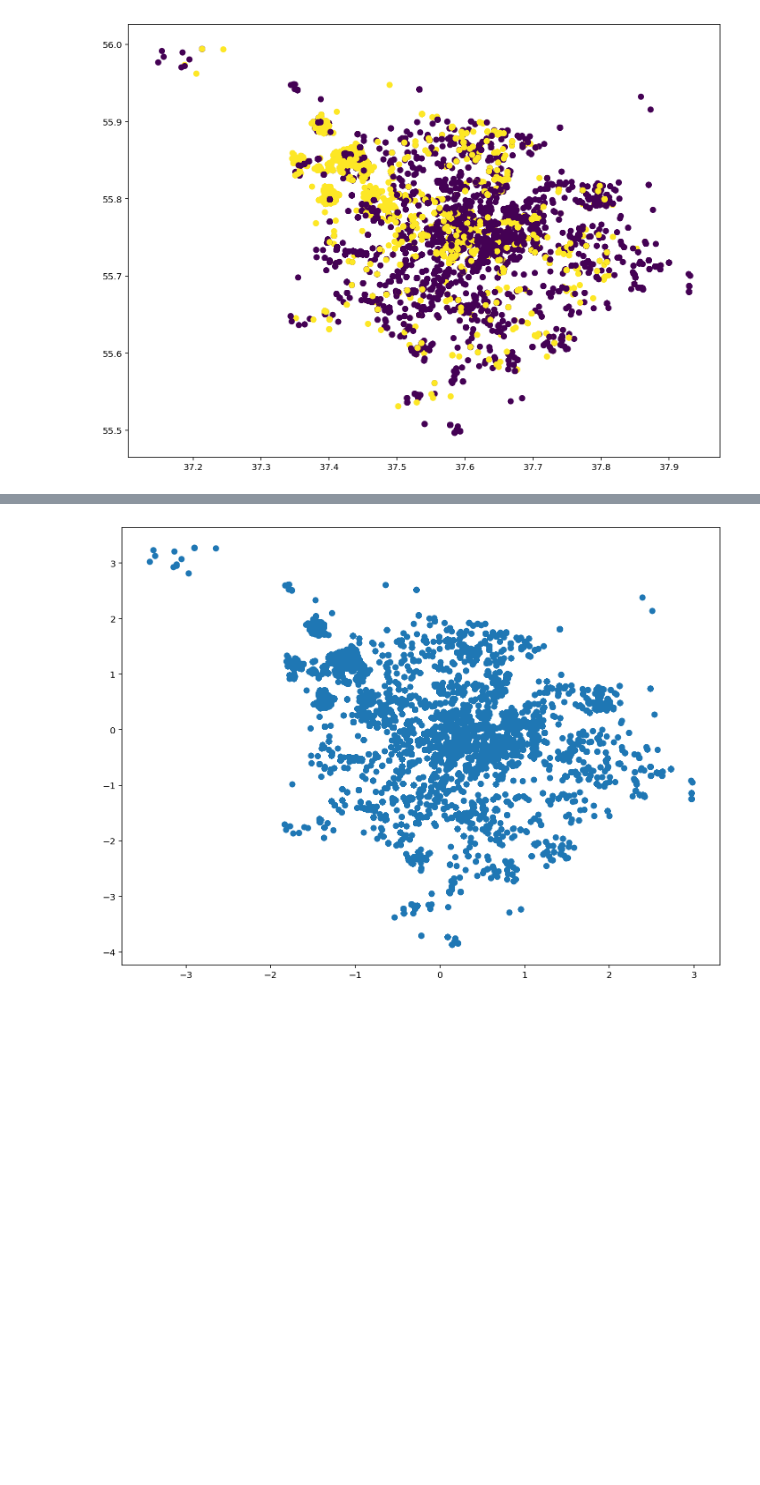
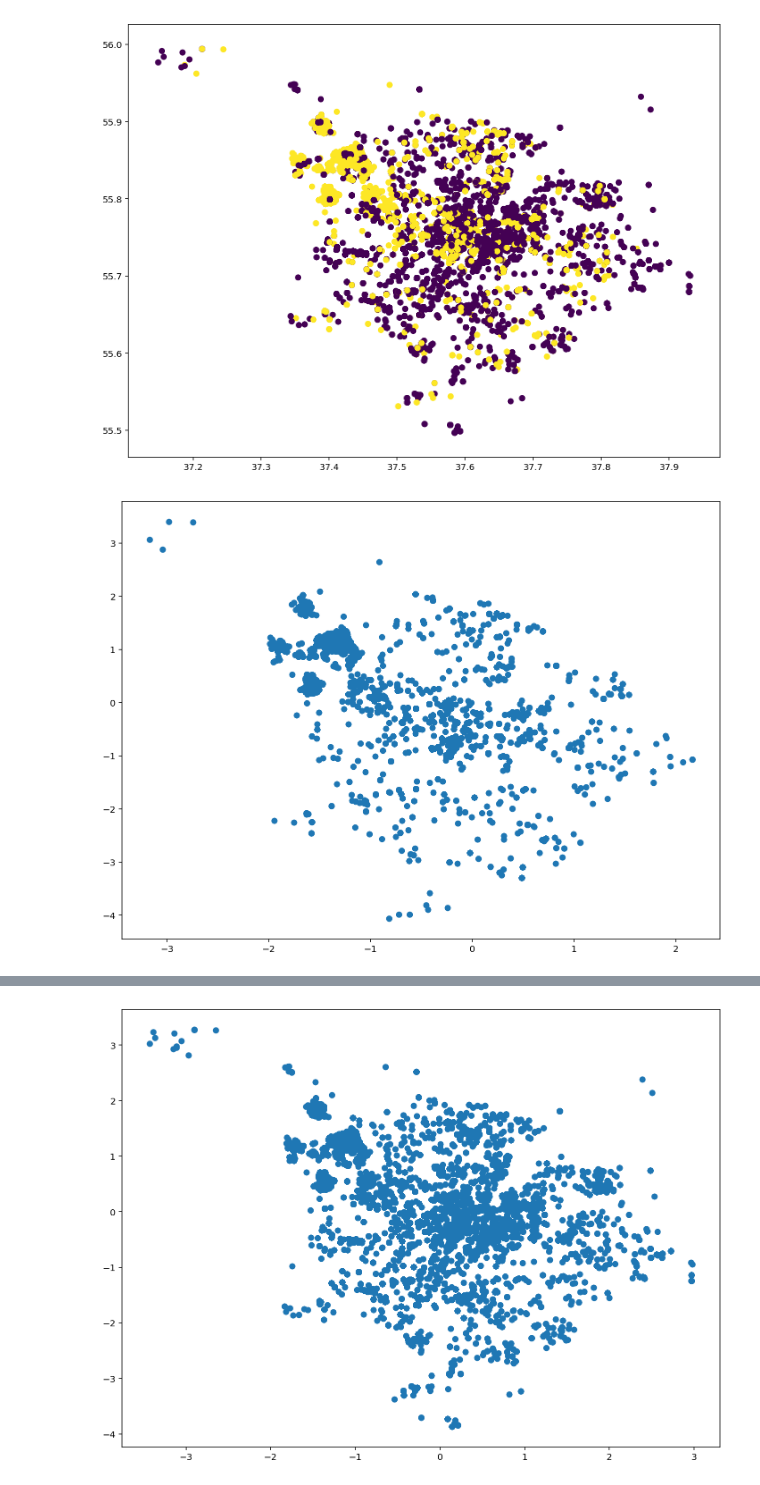
Before and after one commit to AlsuSh/clustering_dz, a Jupyter notebook: dz3.ipynb, the cells around one changed output, grey strips where cells are left out. Drawn from its saved outputs; the diff is of its cells as text; code cells hidden in the pictures; blank space fills up the shorter version.

```diff
--- a/dz3.ipynb
+++ b/dz3.ipynb
@@ -47,0 +75,6 @@ scaler = StandardScaler()
+# %%
+plt.figure(figsize=(12,9))
+plt.scatter(X_scaled_comment_class_true[:, 0], X_scaled_comment_class_true[:, 1])
+plt.show()
+# %% [output]
+[figure, added]
```
Also changed, not shown: parts of 18 cells of this notebook.
